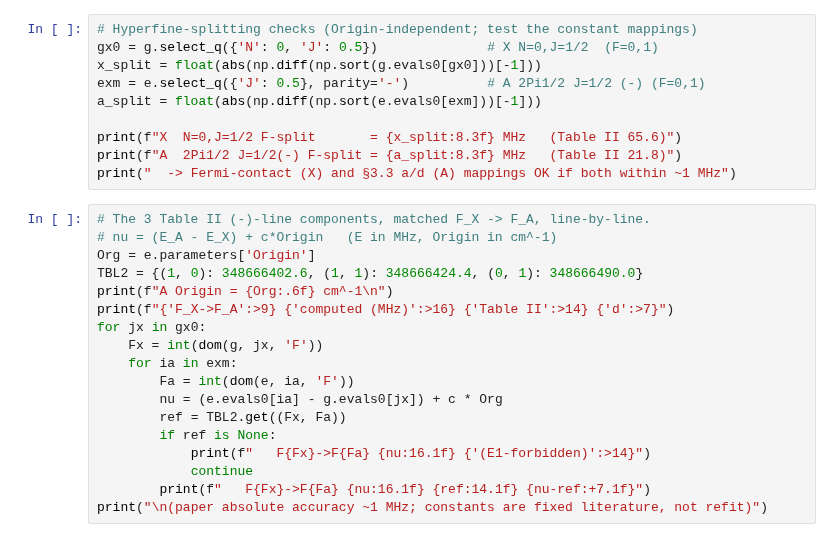
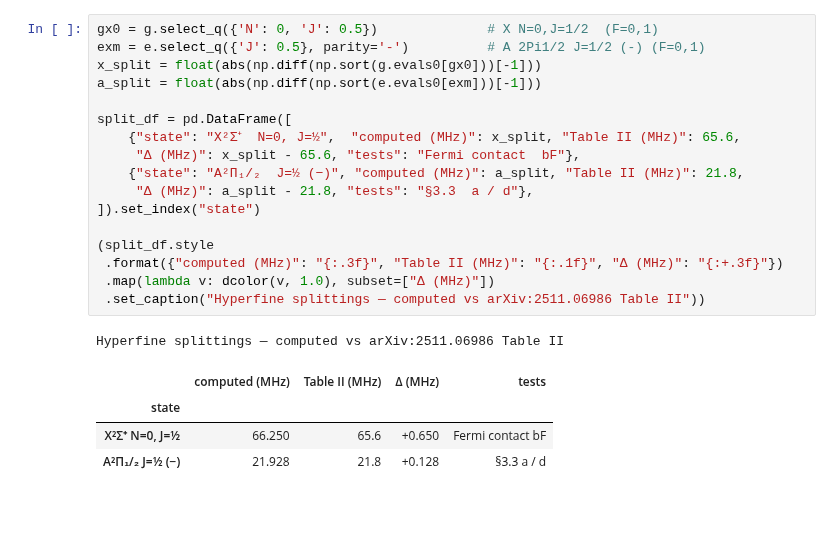
Before and after one commit to arianjad/Molecule-Structure, a Jupyter notebook: Jupyter Notebooks/RaX/baf_xa_cooling.ipynb, the cells around one changed output. Cells and saved outputs as stored; diff of their text form; blank space fills up the shorter version.

```diff
--- a/Jupyter Notebooks/RaX/baf_xa_cooling.ipynb
+++ b/Jupyter Notebooks/RaX/baf_xa_cooling.ipynb
@@ -44,28 +66,23 @@ print("A q_str:", e.q_str)
 # %%
-# Hyperfine-splitting checks (Origin-independent; test the constant mappings)
 gx0 = g.select_q({'N': 0, 'J': 0.5})              # X N=0,J=1/2  (F=0,1)
+exm = e.select_q({'J': 0.5}, parity='-')          # A 2Pi1/2 J=1/2 (-) (F=0,1)
 x_split = float(abs(np.diff(np.sort(g.evals0[gx0]))[-1]))
-exm = e.select_q({'J': 0.5}, parity='-')          # A 2Pi1/2 J=1/2 (-) (F=0,1)
 a_split = float(abs(np.diff(np.sort(e.evals0[exm]))[-1]))
 
-print(f"X  N=0,J=1/2 F-split       = {x_split:8.3f} MHz   (Table II 65.6)")
-print(f"A  2Pi1/2 J=1/2(-) F-split = {a_split:8.3f} MHz   (Table II 21.8)")
-print("  -> Fermi-contact (X) and §3.3 a/d (A) mappings OK if both within ~1 MHz")
+split_df = pd.DataFrame([
+    {"state": "X²Σ⁺  N=0, J=½",  "computed (MHz)": x_split, "Table II (MHz)": 65.6,
+     "Δ (MHz)": x_split - 65.6, "tests": "Fermi contact  bF"},
+    {"state": "A²Π₁/₂  J=½ (−)", "computed (MHz)": a_split, "Table II (MHz)": 21.8,
+     "Δ (MHz)": a_split - 21.8, "tests": "§3.3  a / d"},
+]).set_index("state")
+
+(split_df.style
+ .format({"computed (MHz)": "{:.3f}", "Table II (MHz)": "{:.1f}", "Δ (MHz)": "{:+.3f}"})
+ .map(lambda v: dcolor(v, 1.0), subset=["Δ (MHz)"])
+ .set_caption("Hyperfine splittings — computed vs arXiv:2511.06986 Table II"))
+# %% [output]
+Hyperfine splittings — computed vs arXiv:2511.06986 Table II
+|  | computed (MHz) | Table II (MHz) | Δ (MHz) | tests |
+| state |  |  |  |  |
+| X²Σ⁺ N=0, J=½ | 66.250 | 65.6 | +0.650 | Fermi contact bF |
+| A²Π₁/₂ J=½ (−) | 21.928 | 21.8 | +0.128 | §3.3 a / d |
-# %%
-# The 3 Table II (-)-line components, matched F_X -> F_A, line-by-line.
-# nu = (E_A - E_X) + c*Origin   (E in MHz, Origin in cm^-1)
-Org = e.parameters['Origin']
-TBL2 = {(1, 0): 348666402.6, (1, 1): 348666424.4, (0, 1): 348666490.0}
-print(f"A Origin = {Org:.6f} cm^-1\n")
-print(f"{'F_X->F_A':>9} {'computed (MHz)':>16} {'Table II':>14} {'d':>7}")
-for jx in gx0:
-    Fx = int(dom(g, jx, 'F'))
-    for ia in exm:
-        Fa = int(dom(e, ia, 'F'))
-        nu = (e.evals0[ia] - g.evals0[jx]) + c * Org
-        ref = TBL2.get((Fx, Fa))
-        if ref is None:
-            print(f"   F{Fx}->F{Fa} {nu:16.1f} {'(E1-forbidden)':>14}")
-            continue
-        print(f"   F{Fx}->F{Fa} {nu:16.1f} {ref:14.1f} {nu-ref:+7.1f}")
-print("\n(paper absolute accuracy ~1 MHz; constants are fixed literature, not refit)")
```
Also changed, not shown: parts of 9 cells of this notebook, 1 other file.
